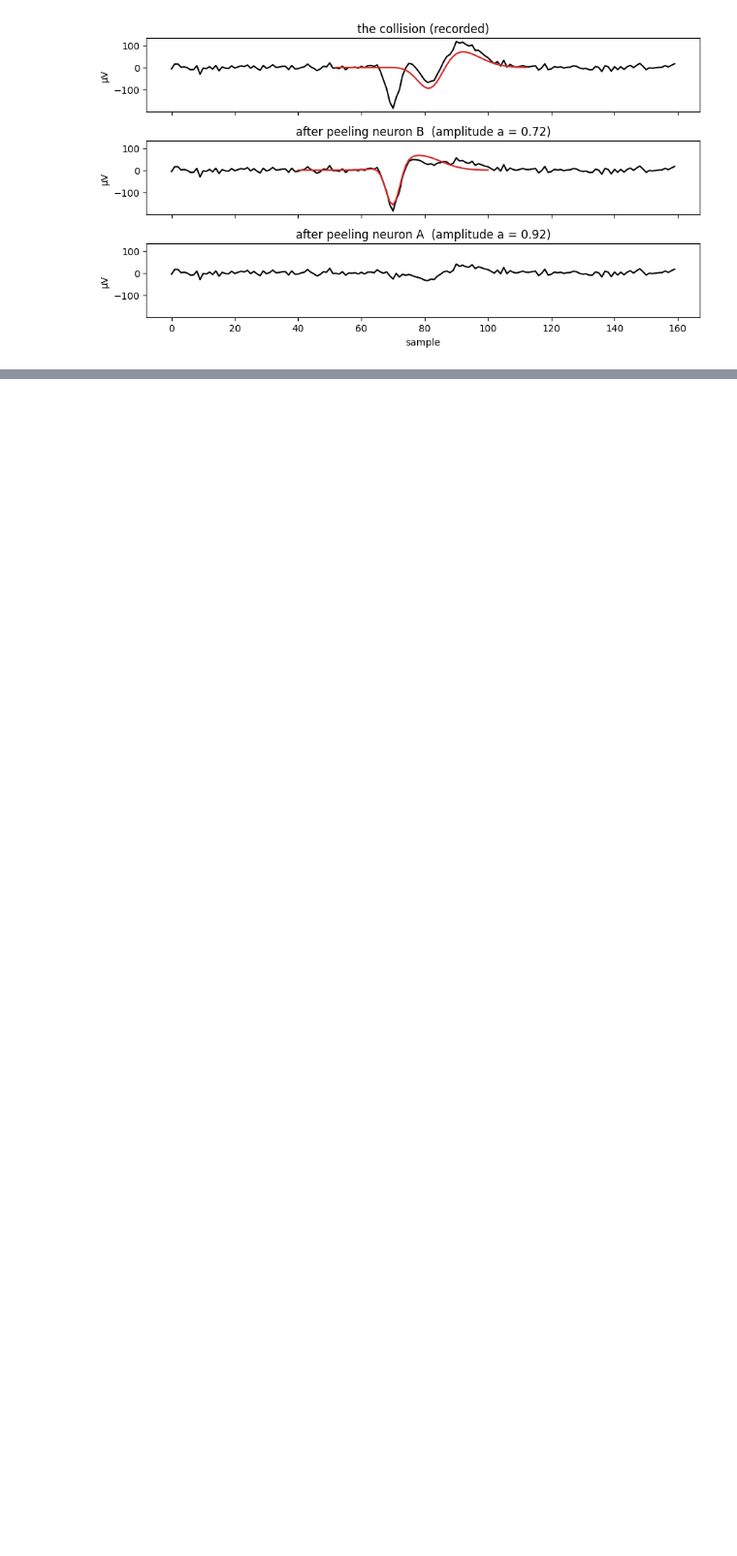
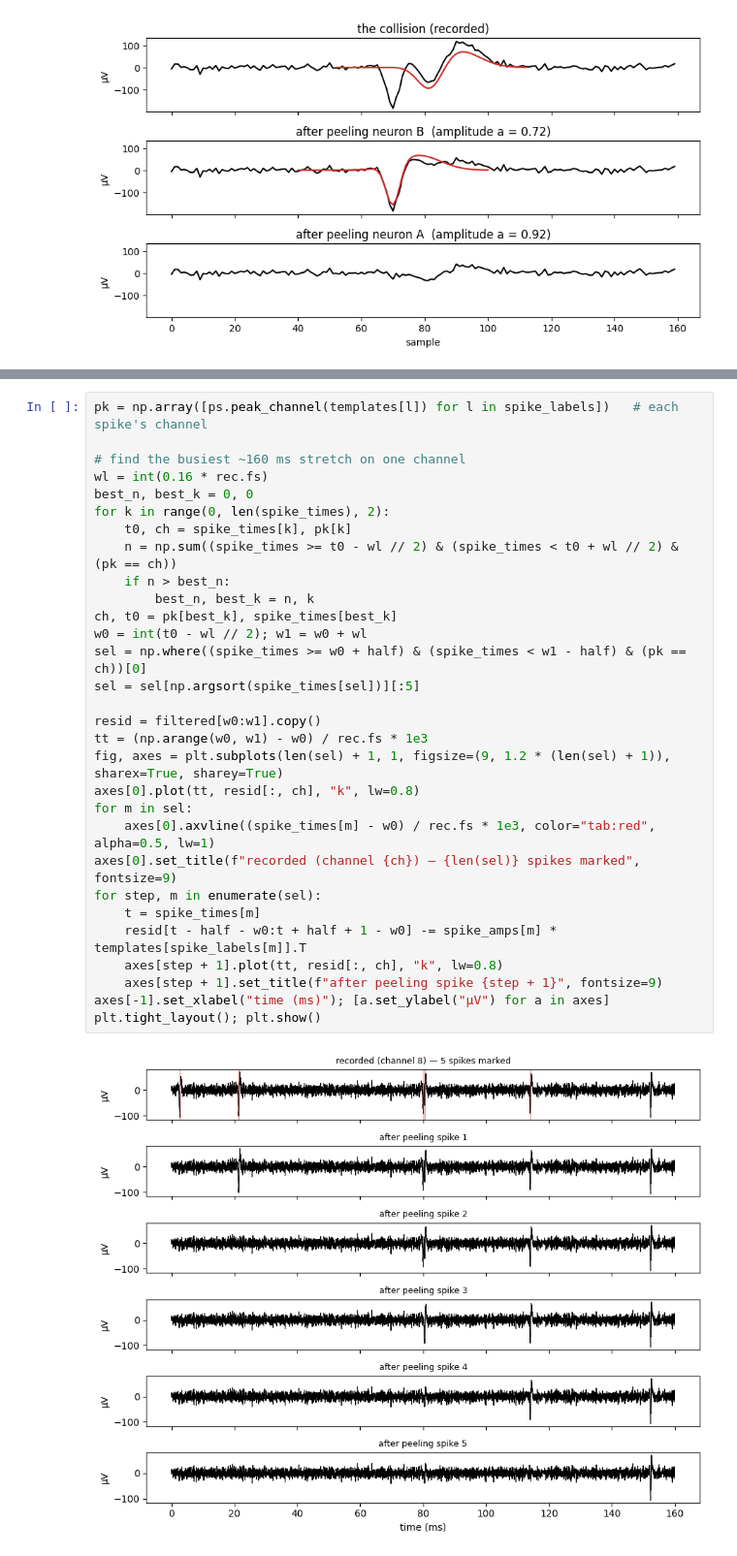
Before and after one commit to stootoon/swc-en-2026, a Jupyter notebook: ephys-pop/notebooks/06_template_matching_solutions.ipynb, the cells around one changed output, grey strips where cells are left out. Shown at 97% size. Cells and saved outputs as stored; diff of their text form; blank space fills up the shorter version.

```diff
--- a/ephys-pop/notebooks/06_template_matching_solutions.ipynb
+++ b/ephys-pop/notebooks/06_template_matching_solutions.ipynb
@@ -214,0 +232,32 @@ hundred spikes — one per real spike:
+# %%
+pk = np.array([ps.peak_channel(templates[l]) for l in spike_labels])   # each spike's channel
+
+# find the busiest ~160 ms stretch on one channel
+wl = int(0.16 * rec.fs)
+best_n, best_k = 0, 0
+for k in range(0, len(spike_times), 2):
+    t0, ch = spike_times[k], pk[k]
+    n = np.sum((spike_times >= t0 - wl // 2) & (spike_times < t0 + wl // 2) & (pk == ch))
+    if n > best_n:
+        best_n, best_k = n, k
+ch, t0 = pk[best_k], spike_times[best_k]
+w0 = int(t0 - wl // 2); w1 = w0 + wl
+sel = np.where((spike_times >= w0 + half) & (spike_times < w1 - half) & (pk == ch))[0]
+sel = sel[np.argsort(spike_times[sel])][:5]
+
+resid = filtered[w0:w1].copy()
+tt = (np.arange(w0, w1) - w0) / rec.fs * 1e3
+fig, axes = plt.subplots(len(sel) + 1, 1, figsize=(9, 1.2 * (len(sel) + 1)), sharex=True, sharey=True)
+axes[0].plot(tt, resid[:, ch], "k", lw=0.8)
+for m in sel:
+    axes[0].axvline((spike_times[m] - w0) / rec.fs * 1e3, color="tab:red", alpha=0.5, lw=1)
+axes[0].set_title(f"recorded (channel {ch}) — {len(sel)} spikes marked", fontsize=9)
+for step, m in enumerate(sel):
+    t = spike_times[m]
+    resid[t - half - w0:t + half + 1 - w0] -= spike_amps[m] * templates[spike_labels[m]].T
+    axes[step + 1].plot(tt, resid[:, ch], "k", lw=0.8)
+    axes[step + 1].set_title(f"after peeling spike {step + 1}", fontsize=9)
+axes[-1].set_xlabel("time (ms)"); [a.set_ylabel("µV") for a in axes]
+plt.tight_layout(); plt.show()
+# %% [output]
+[figure, added]
```
Also changed, not shown: parts of 9 cells of this notebook, 2 other files.
